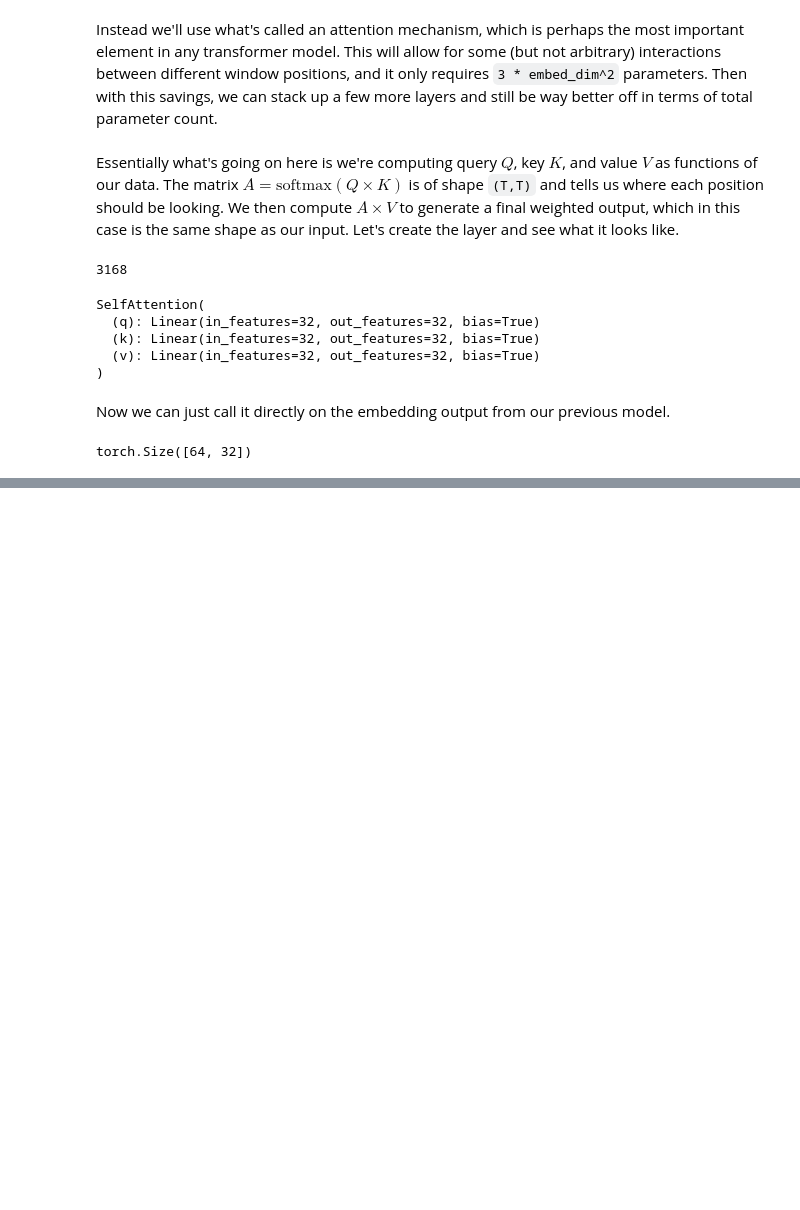
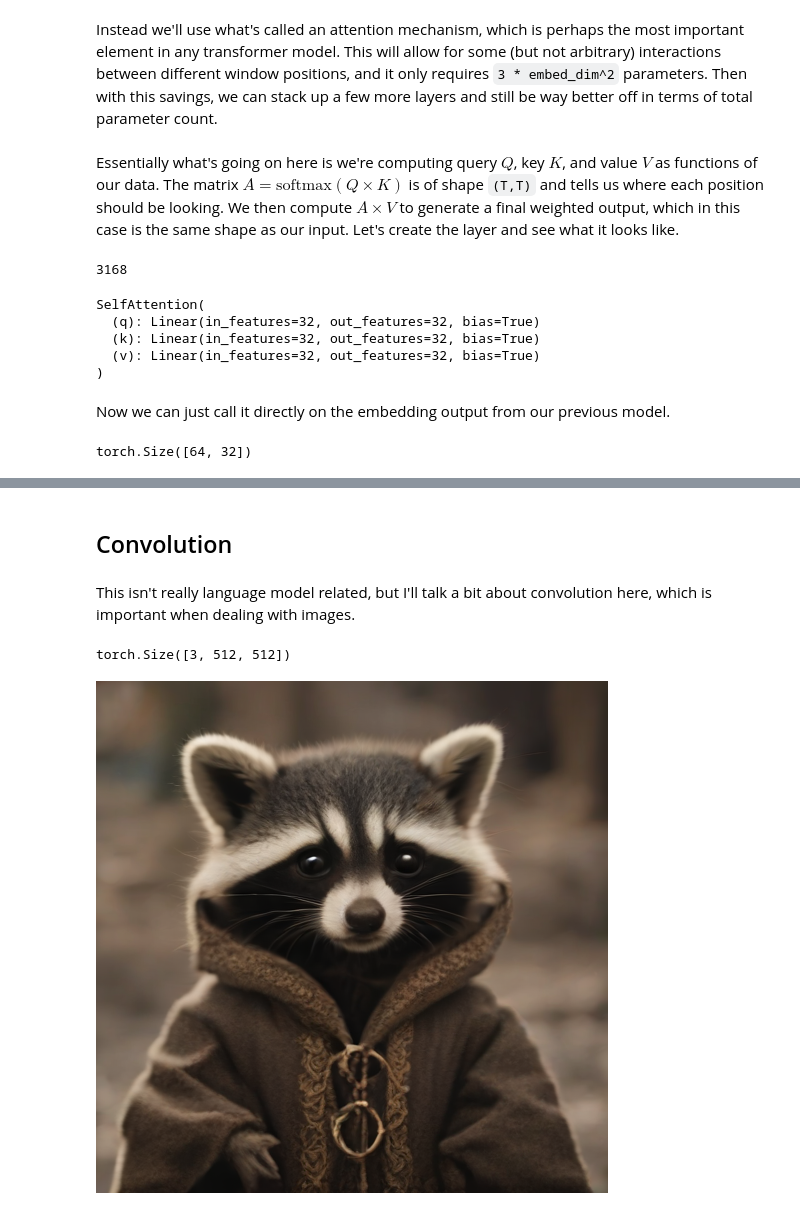
Before and after one commit to iamlemec/grad_code, a Jupyter notebook: code/lecture_6.ipynb, the cells around one changed output, grey strips where cells are left out. Cells and saved outputs as stored; diff of their text form; code cells hidden in the pictures; blank space fills up the shorter version.

```diff
--- a/code/lecture_6.ipynb
+++ b/code/lecture_6.ipynb
@@ -321,0 +351,11 @@ torch.Size([64, 32])
+# %% [markdown]
+## Convolution
+# %% [markdown]
+This isn't really language model related, but I'll talk a bit about convolution here, which is important when dealing with images.
+# %%
+img = torchvision.io.read_image('../data/racoon.png')
+print(img.shape)
+toPIL(img)
+# %% [output]
+torch.Size([3, 512, 512])
+[figure, added]
```
Also changed, not shown: parts of 20 cells of this notebook, 2 other files.
